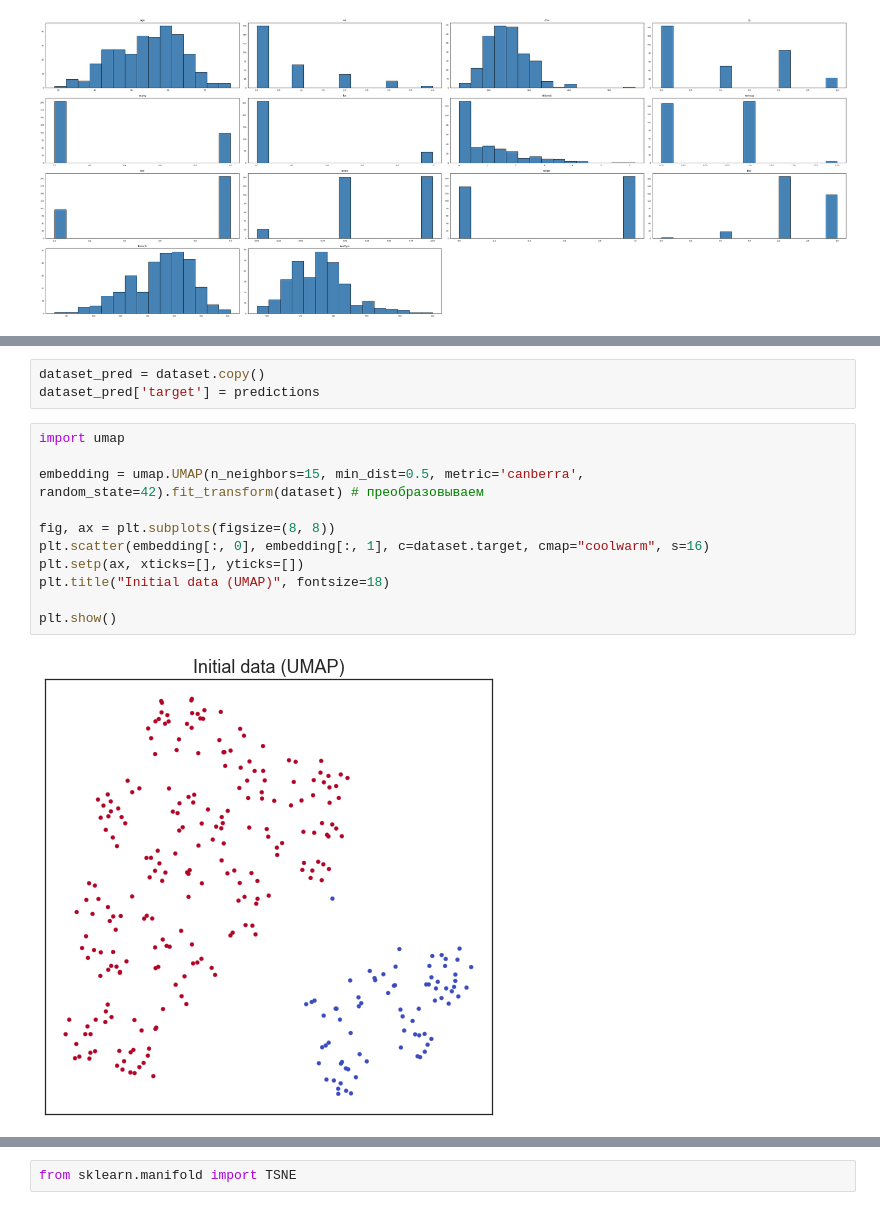
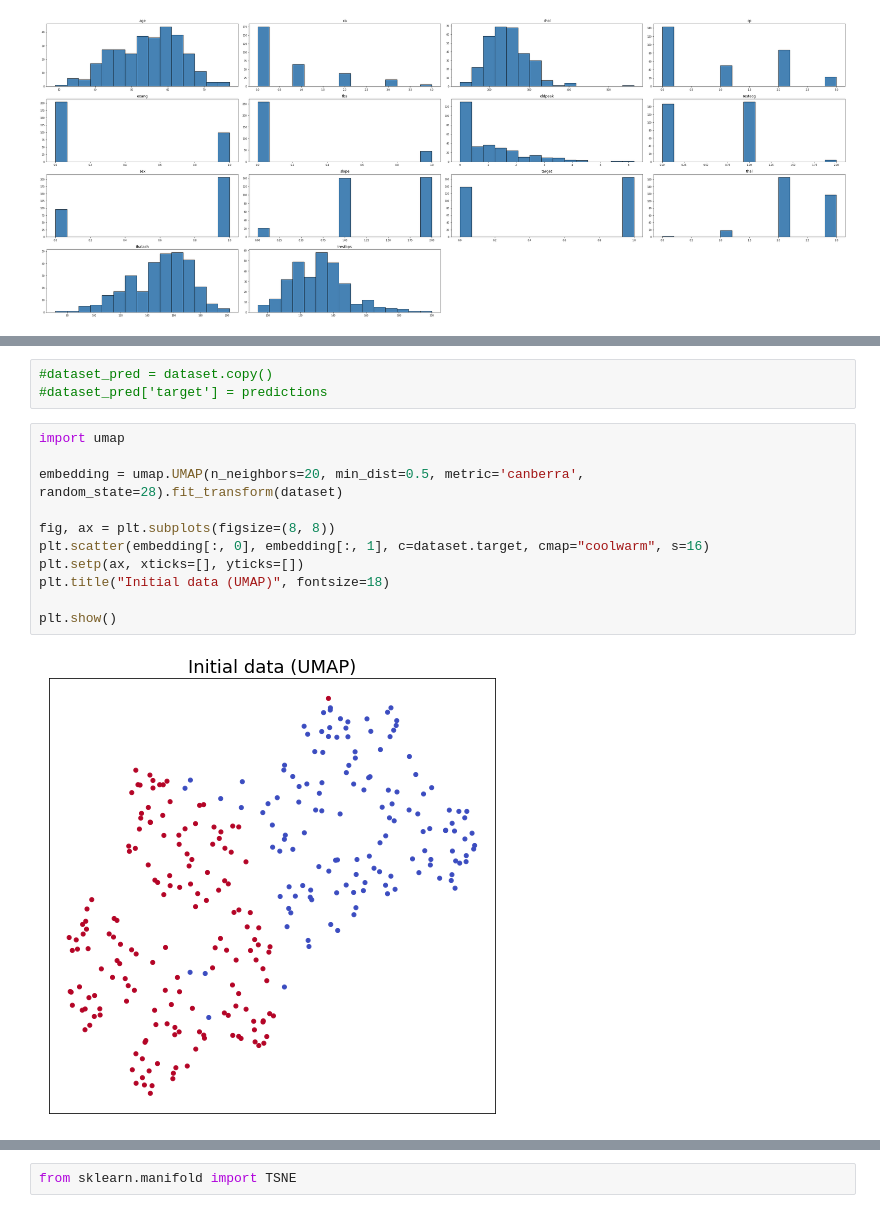
Before and after one commit to dayannn/DS-course, a Jupyter notebook: Lab2.ipynb, the cells around one changed output, grey strips where cells are left out. Cells and saved outputs as stored; diff of their text form.

Commit message:
Umap fix

```diff
--- a/Lab2.ipynb
+++ b/Lab2.ipynb
@@ -278,19 +257,19 @@ t = fig.suptitle('Wine Attributes Pairwise Plots', fontsize=14)
 # %%
-dataset_pred = dataset.copy()
-dataset_pred['target'] = predictions
+#dataset_pred = dataset.copy()
+#dataset_pred['target'] = predictions
 # %%
 import umap
 
-embedding = umap.UMAP(n_neighbors=15, min_dist=0.5, metric='canberra', random_state=42).fit_transform(dataset) # преобразовываем
+embedding = umap.UMAP(n_neighbors=20, min_dist=0.5, metric='canberra', random_state=28).fit_transform(dataset)
 
 fig, ax = plt.subplots(figsize=(8, 8))
 plt.scatter(embedding[:, 0], embedding[:, 1], c=dataset.target, cmap="coolwarm", s=16)
 plt.setp(ax, xticks=[], yticks=[])
 plt.title("Initial data (UMAP)", fontsize=18)
 
 plt.show()
 # %% [output]
-[figure, old version]
+[figure, new version]
 # %%
 import umap
 
```
Also changed, not shown: parts of 6 cells of this notebook.
